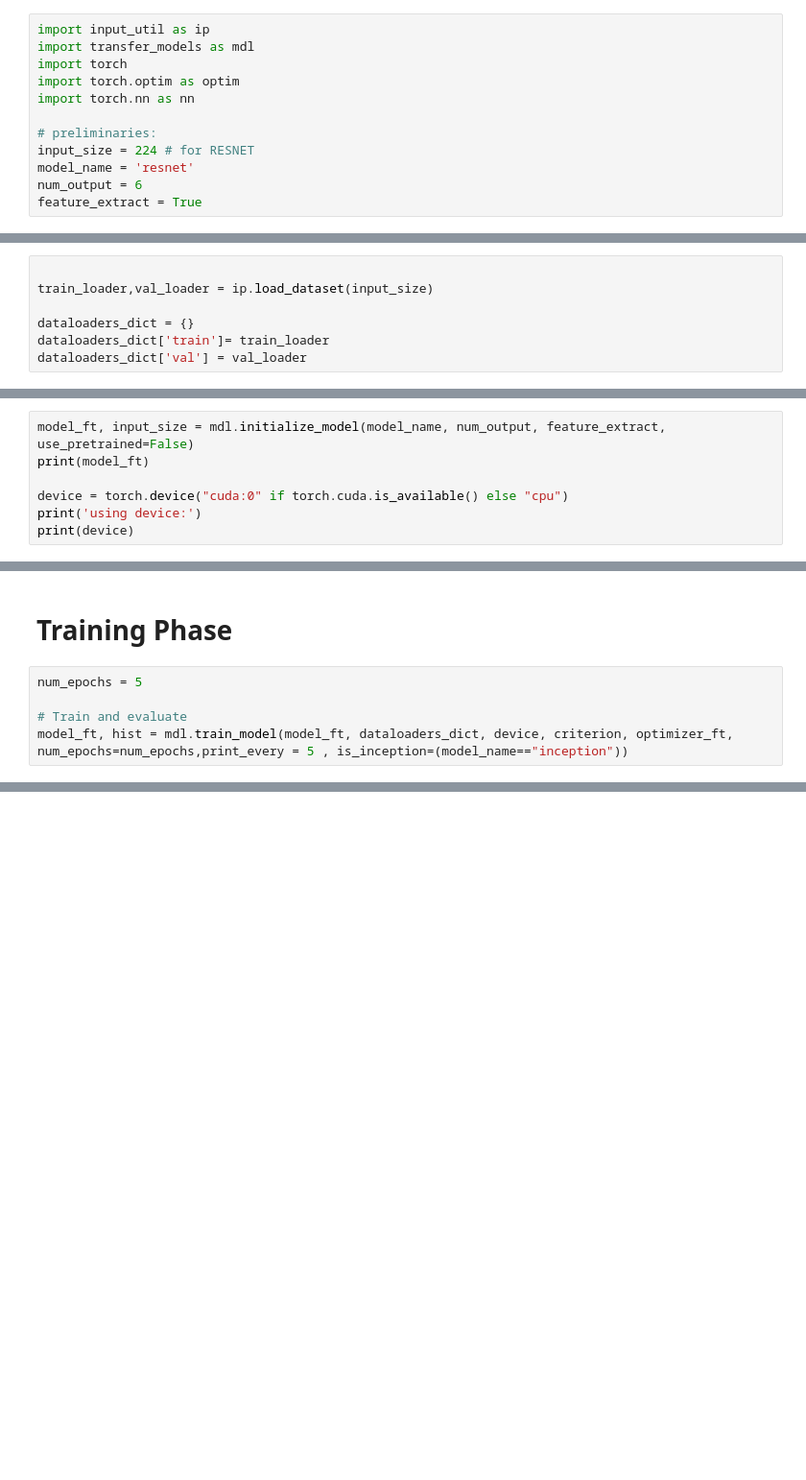
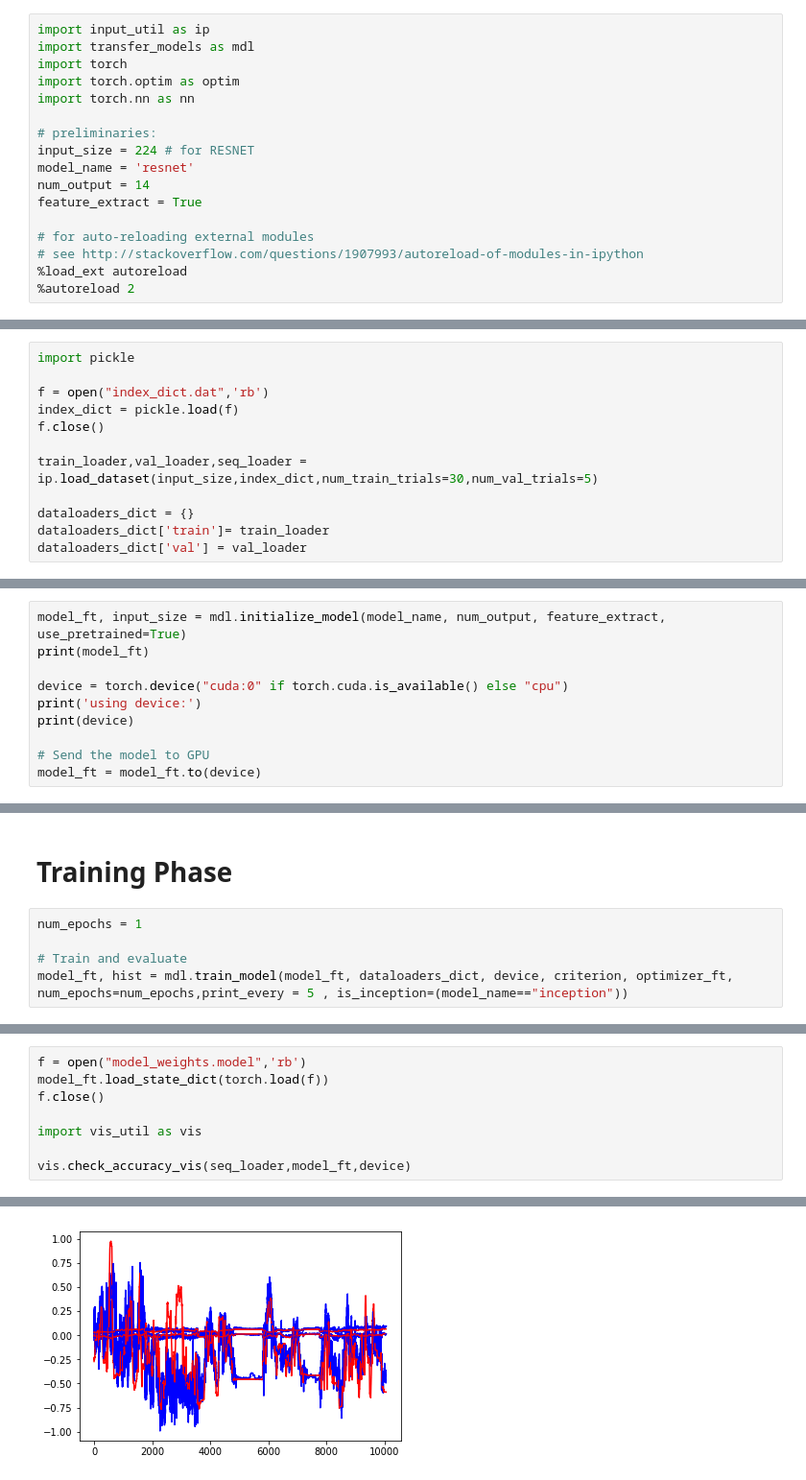
Before and after one commit to chuazh/CS231n_project, a Jupyter notebook: transfer_learning.ipynb, the cells around one changed output, grey strips where cells are left out. Shown: that part at 96% size. Cells and saved outputs as stored; diff of their text form; blank space fills up the shorter version.

Commit message:
added new scripts for running models in python

```diff
--- a/transfer_learning.ipynb
+++ b/transfer_learning.ipynb
@@ -10,5 +10,10 @@ import torch.nn as nn
 # preliminaries:
 input_size = 224 # for RESNET
 model_name = 'resnet'
-num_output = 6
+num_output = 14
 feature_extract = True
+
+# for auto-reloading external modules
+# see http://stackoverflow.com/questions/1907993/autoreload-of-modules-in-ipython
+%load_ext autoreload
+%autoreload 2
@@ -15,8 +51,13 @@ feature_extract = True
 # %% [markdown]
 # Load the Data
 # %%
+import pickle
 
-train_loader,val_loader = ip.load_dataset(input_size)
+f = open("index_dict.dat",'rb')
+index_dict = pickle.load(f)
+f.close()
+
+train_loader,val_loader,seq_loader = ip.load_dataset(input_size,index_dict,num_train_trials=30,num_val_trials=5)
 
 dataloaders_dict = {}
 dataloaders_dict['train']= train_loader
@@ -27,10 +68,13 @@ shape of label data: 61614x6
 # %% [markdown]
 # Initialize the Model
 # %%
-model_ft, input_size = mdl.initialize_model(model_name, num_output, feature_extract, use_pretrained=False)
+model_ft, input_size = mdl.initialize_model(model_name, num_output, feature_extract, use_pretrained=True)
 print(model_ft)
 
 device = torch.device("cuda:0" if torch.cuda.is_available() else "cpu")
 print('using device:')
 print(device)
+
+# Send the model to GPU
+model_ft = model_ft.to(device)
 # %% [output]
@@ -89,7 +142,7 @@ Params to learn:
 # %% [markdown]
 # Training Phase
 # %%
-num_epochs = 5
+num_epochs = 1
 
 # Train and evaluate
 model_ft, hist = mdl.train_model(model_ft, dataloaders_dict, device, criterion, optimizer_ft, num_epochs=num_epochs,print_every = 5 , is_inception=(model_name=="inception"))
@@ -113,0 +161,9 @@ Best val Acc: 0.000216
+# %%
+f = open("model_weights.model",'rb')
+model_ft.load_state_dict(torch.load(f))
+f.close()
+
+import vis_util as vis
+
+vis.check_accuracy_vis(seq_loader,model_ft,device)
+# %% [output]
@@ -113,0 +173 @@ Best val Acc: 0.000216
+[figure, added]
```
Also changed, not shown: parts of 10 cells of this notebook, 7 other files.
